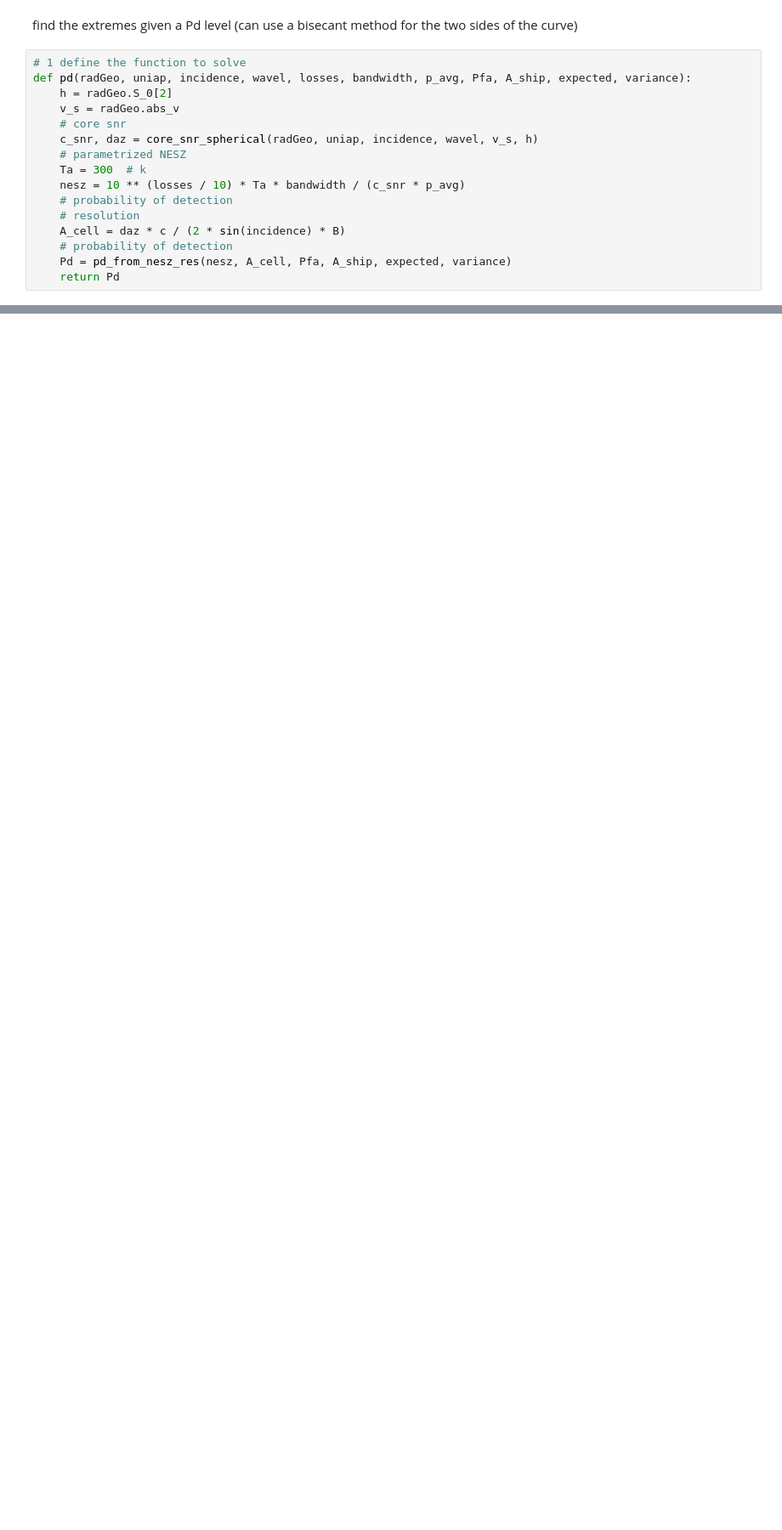
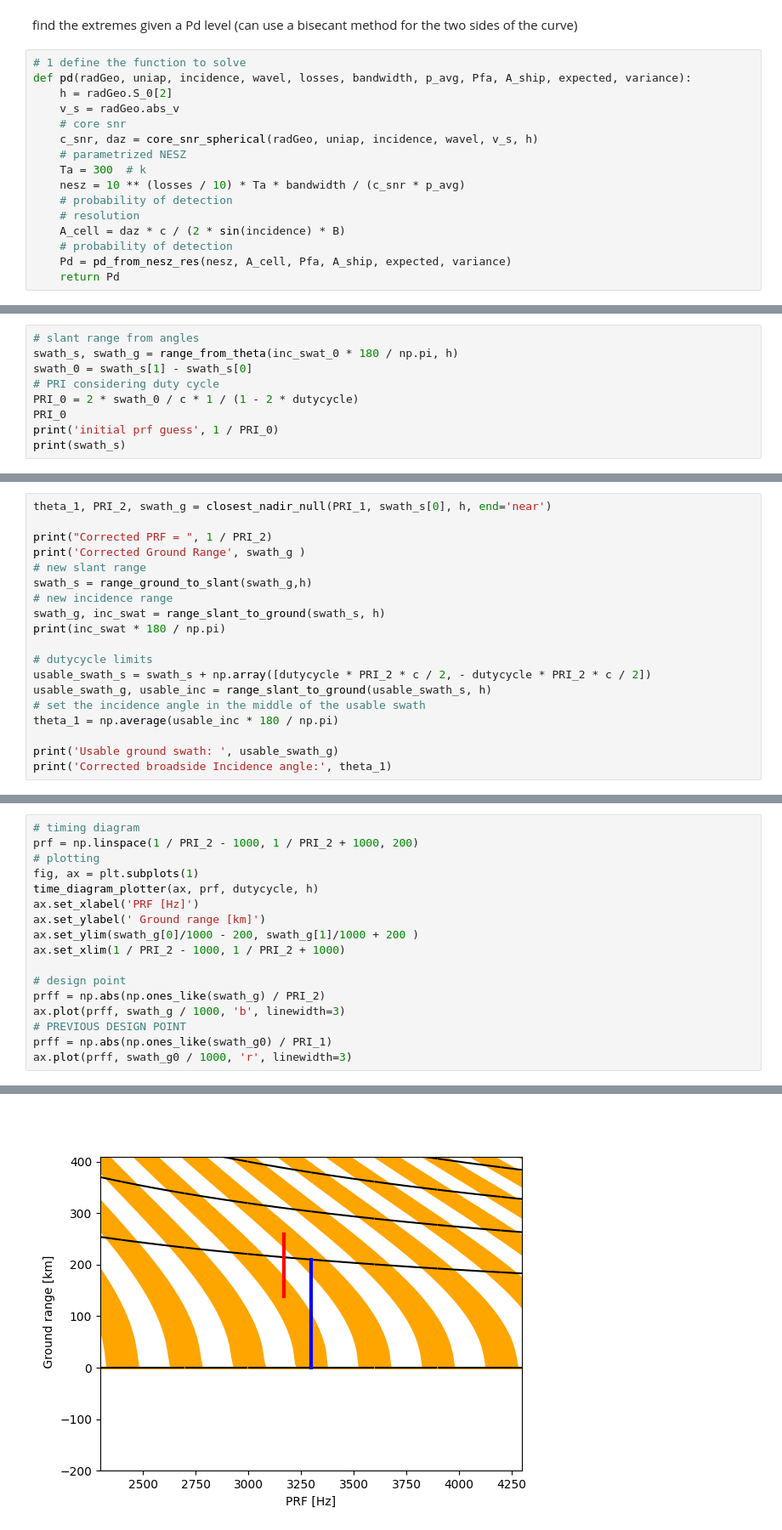
Before and after one commit to Mencarelli-Simone/design-baseline, a Jupyter notebook: ShipDetectionSystemDesign.ipynb, the cells around one changed output, grey strips where cells are left out. Shown at 85% size. Saved outputs shown, nothing was run; the diff lists cells and outputs as text; blank space fills up the shorter version.

Commit message:
wide swath implemented

```diff
--- a/ShipDetectionSystemDesign.ipynb
+++ b/ShipDetectionSystemDesign.ipynb
@@ -240,0 +280,9 @@ Populating the interactive namespace from numpy and matplotlib
+# %%
+# slant range from angles
+swath_s, swath_g = range_from_theta(inc_swat_0 * 180 / np.pi, h)
+swath_0 = swath_s[1] - swath_s[0]
+# PRI considering duty cycle
+PRI_0 = 2 * swath_0 / c * 1 / (1 - 2 * dutycycle)
+PRI_0
+print('initial prf guess', 1 / PRI_0)
+print(swath_s)
@@ -240,0 +327,19 @@ Populating the interactive namespace from numpy and matplotlib
+# %%
+theta_1, PRI_2, swath_g = closest_nadir_null(PRI_1, swath_s[0], h, end='near')
+
+print("Corrected PRF = ", 1 / PRI_2)
+print('Corrected Ground Range', swath_g )
+# new slant range
+swath_s = range_ground_to_slant(swath_g,h)
+# new incidence range
+swath_g, inc_swat = range_slant_to_ground(swath_s, h)
+print(inc_swat * 180 / np.pi)
+
+# dutycycle limits
+usable_swath_s = swath_s + np.array([dutycycle * PRI_2 * c / 2, - dutycycle * PRI_2 * c / 2])
+usable_swath_g, usable_inc = range_slant_to_ground(usable_swath_s, h)
+# set the incidence angle in the middle of the usable swath
+theta_1 = np.average(usable_inc * 180 / np.pi)
+
+print('Usable ground swath: ', usable_swath_g)
+print('Corrected broadside Incidence angle:', theta_1)
@@ -240,0 +360,18 @@ Populating the interactive namespace from numpy and matplotlib
+# %%
+# timing diagram
+prf = np.linspace(1 / PRI_2 - 1000, 1 / PRI_2 + 1000, 200)
+# plotting
+fig, ax = plt.subplots(1)
+time_diagram_plotter(ax, prf, dutycycle, h)
+ax.set_xlabel('PRF [Hz]')
+ax.set_ylabel(' Ground range [km]')
+ax.set_ylim(swath_g[0]/1000 - 200, swath_g[1]/1000 + 200 )
+ax.set_xlim(1 / PRI_2 - 1000, 1 / PRI_2 + 1000)
+
+# design point
+prff = np.abs(np.ones_like(swath_g) / PRI_2)
+ax.plot(prff, swath_g / 1000, 'b', linewidth=3)
+# PREVIOUS DESIGN POINT
+prff = np.abs(np.ones_like(swath_g0) / PRI_1)
+ax.plot(prff, swath_g0 / 1000, 'r', linewidth=3)
+# %% [output]
@@ -240,0 +379 @@ Populating the interactive namespace from numpy and matplotlib
+[figure, added]
```
Also changed, not shown: parts of 40 cells of this notebook, 3 other files.
